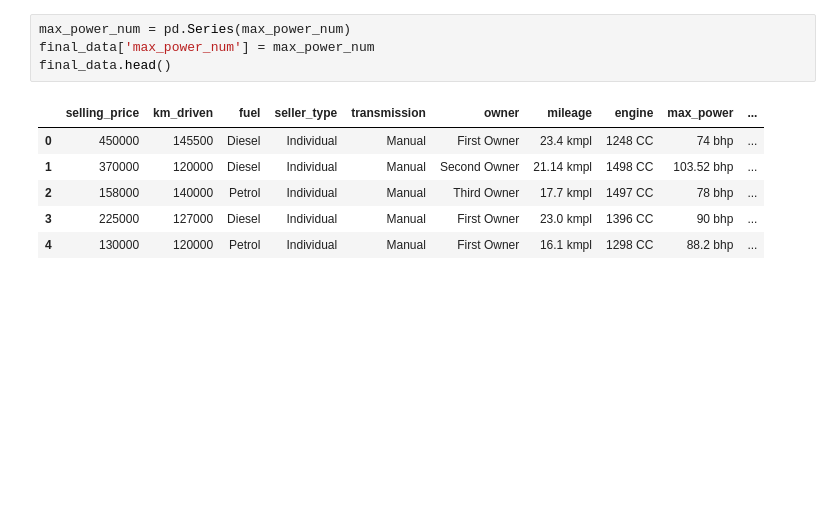
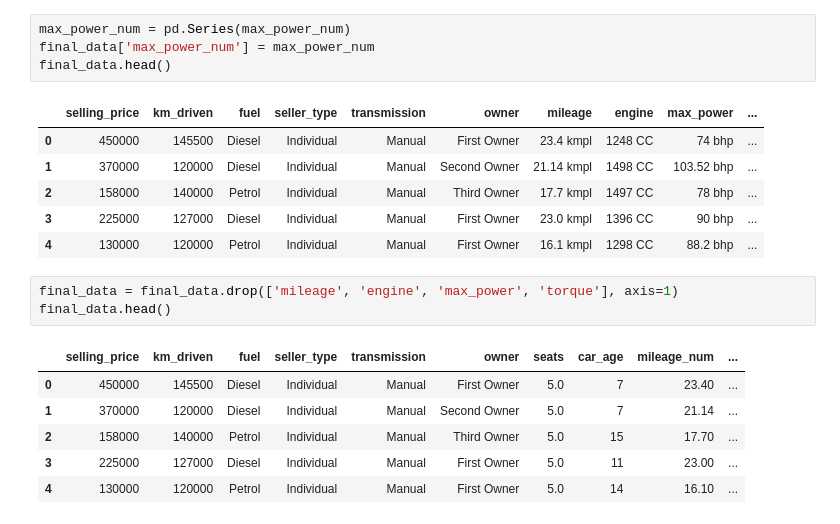
Before and after one commit to Vishvaditya/Car-Price-Predictor, a Jupyter notebook: price_predict.ipynb, the cells around one changed output. Saved outputs shown, nothing was run; the diff lists cells and outputs as text; blank space fills up the shorter version.

```diff
--- a/price_predict.ipynb
+++ b/price_predict.ipynb
@@ -298,3 +298,13 @@ final_data.head()
 | 2 | 158000 | 140000 | Petrol | Individual | Manual | Third Owner | 17.7 kmpl | 1497 CC | 78 bhp | ... |
 | 3 | 225000 | 127000 | Diesel | Individual | Manual | First Owner | 23.0 kmpl | 1396 CC | 90 bhp | ... |
 | 4 | 130000 | 120000 | Petrol | Individual | Manual | First Owner | 16.1 kmpl | 1298 CC | 88.2 bhp | ... |
+# %%
+final_data = final_data.drop(['mileage', 'engine', 'max_power', 'torque'], axis=1)
+final_data.head()
+# %% [output]
+|  | selling_price | km_driven | fuel | seller_type | transmission | owner | seats | car_age | mileage_num | ... |
+| 0 | 450000 | 145500 | Diesel | Individual | Manual | First Owner | 5.0 | 7 | 23.40 | ... |
+| 1 | 370000 | 120000 | Diesel | Individual | Manual | Second Owner | 5.0 | 7 | 21.14 | ... |
+| 2 | 158000 | 140000 | Petrol | Individual | Manual | Third Owner | 5.0 | 15 | 17.70 | ... |
+| 3 | 225000 | 127000 | Diesel | Individual | Manual | First Owner | 5.0 | 11 | 23.00 | ... |
+| 4 | 130000 | 120000 | Petrol | Individual | Manual | First Owner | 5.0 | 14 | 16.10 | ... |
```
